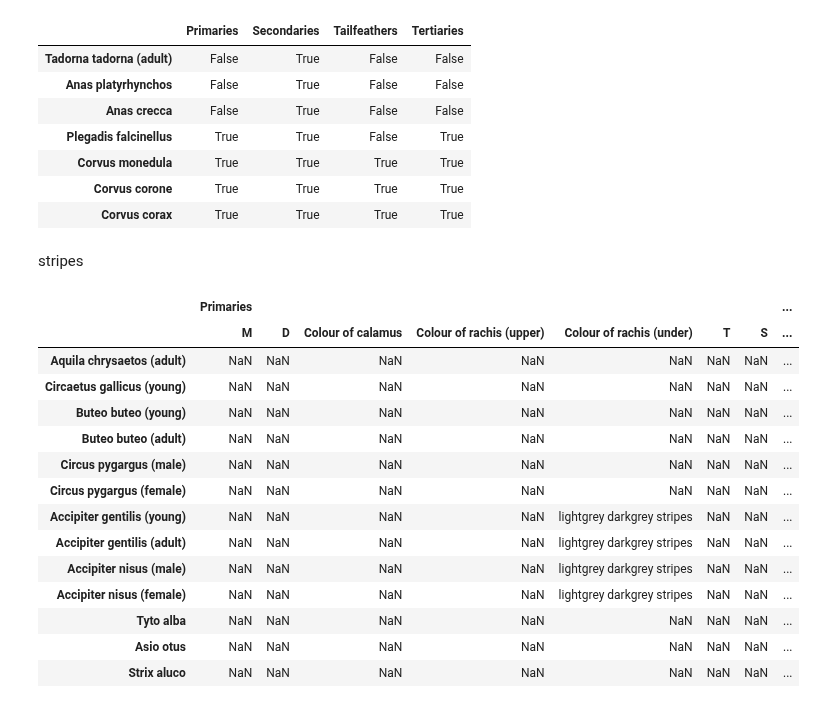
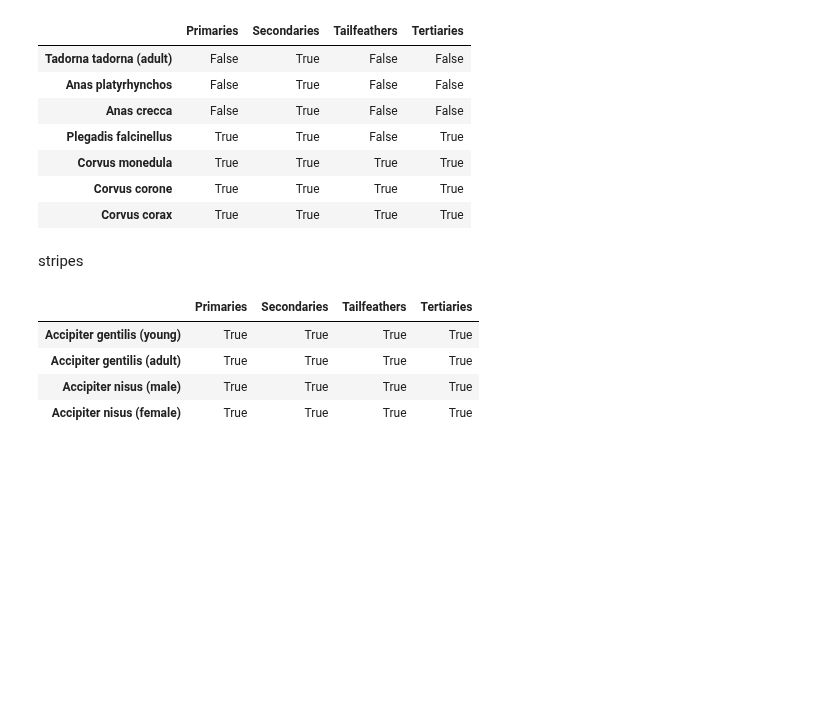
Before and after one commit to Maciej-GBS/SBC, a Jupyter notebook: knowledge/data-analysis.ipynb, the cells around one changed output. Drawn from its saved outputs; the diff is of its cells as text; code cells hidden in the pictures; blank space fills up the shorter version.

Commit message:
Added rachis striped rules

```diff
--- a/knowledge/data-analysis.ipynb
+++ b/knowledge/data-analysis.ipynb
@@ -639,21 +639,14 @@ f.close()
 stripes
 # %%
 stripes = df_t.where(df_t.applymap(lambda e: 'stripes' in e)).dropna(how='all')
-# %%
-stripes
-# %% [output]
-|  | Primaries |  |  |  |  |  |  | ... |
-|  | M | D | Colour of calamus | Colour of rachis (upper) | Colour of rachis (under) | T | S | ... |
-| Aquila chrysaetos (adult) | NaN | NaN | NaN | NaN | NaN | NaN | NaN | ... |
-| Circaetus gallicus (young) | NaN | NaN | NaN | NaN | NaN | NaN | NaN | ... |
-| Buteo buteo (young) | NaN | NaN | NaN | NaN | NaN | NaN | NaN | ... |
-| Buteo buteo (adult) | NaN | NaN | NaN | NaN | NaN | NaN | NaN | ... |
-| Circus pygargus (male) | NaN | NaN | NaN | NaN | NaN | NaN | NaN | ... |
-| Circus pygargus (female) | NaN | NaN | NaN | NaN | NaN | NaN | NaN | ... |
-| Accipiter gentilis (young) | NaN | NaN | NaN | NaN | lightgrey darkgrey stripes | NaN | NaN | ... |
-| Accipiter gentilis (adult) | NaN | NaN | NaN | NaN | lightgrey darkgrey stripes | NaN | NaN | ... |
-| Accipiter nisus (male) | NaN | NaN | NaN | NaN | lightgrey darkgrey stripes | NaN | NaN | ... |
-| Accipiter nisus (female) | NaN | NaN | NaN | NaN | lightgrey darkgrey stripes | NaN | NaN | ... |
-| Tyto alba | NaN | NaN | NaN | NaN | NaN | NaN | NaN | ... |
-| Asio otus | NaN | NaN | NaN | NaN | NaN | NaN | NaN | ... |
-| Strix aluco | NaN | NaN | NaN | NaN | NaN | NaN | NaN | ... |
+# %%
+rachis = stripes.loc[:,pd.IndexSlice[:,[c for c in stripes.columns.levels[1] if 'rachis' in c]]].dropna(how='all')
+# %%
+rachis = pd.DataFrame({i:{c:to_bool(rachis.loc[i,c].any()) for c in rachis.columns.levels[0]} for i in rachis.index}).transpose()
+rachis
+# %% [output]
+|  | Primaries | Secondaries | Tailfeathers | Tertiaries |
+| Accipiter gentilis (young) | True | True | True | True |
+| Accipiter gentilis (adult) | True | True | True | True |
+| Accipiter nisus (male) | True | True | True | True |
+| Accipiter nisus (female) | True | True | True | True |
```
Also changed, not shown: parts of 1 cell of this notebook, 2 other files.
